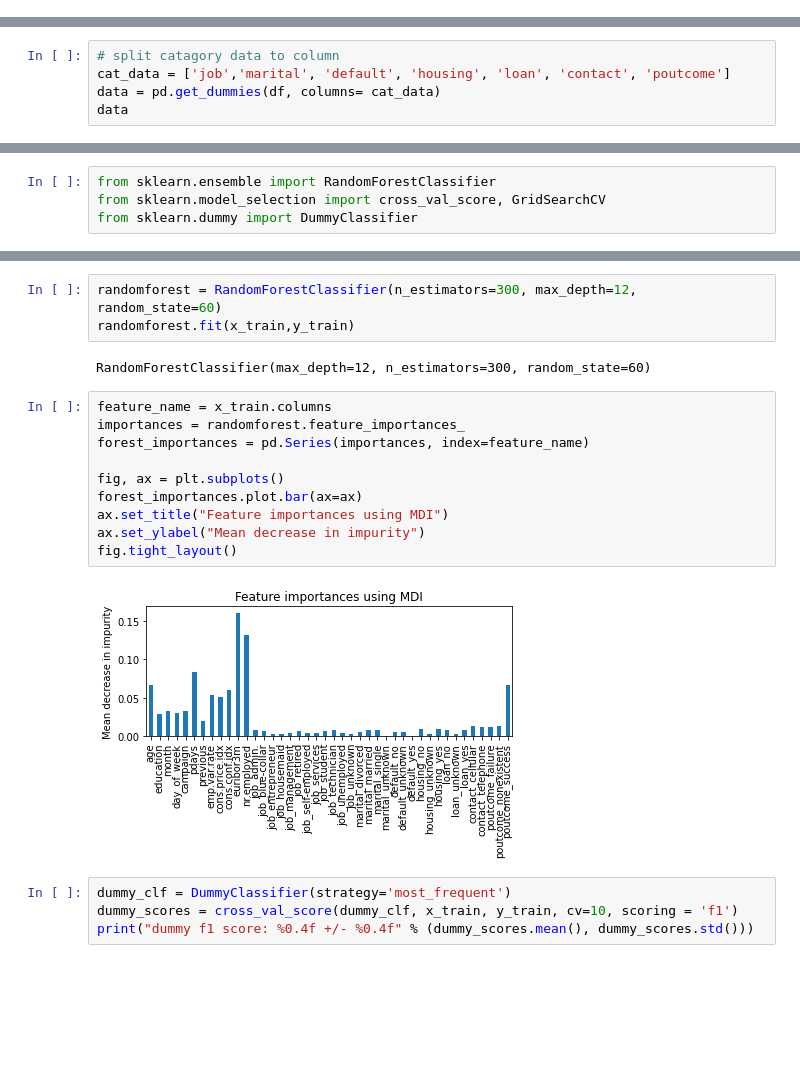
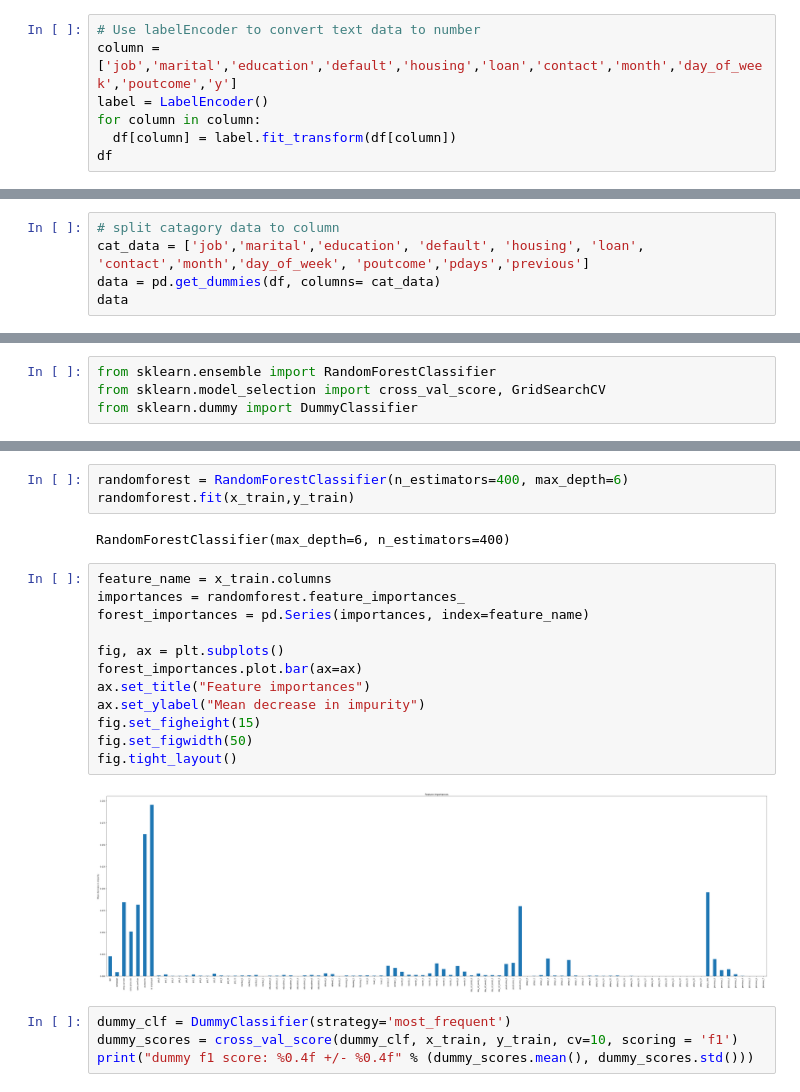
Before and after one commit to ThakdanaiSaelee/Lab_CE888, a Jupyter notebook: lab3/bank_classification.ipynb, the cells around one changed output, grey strips where cells are left out. Saved outputs shown, nothing was run; the diff lists cells and outputs as text; blank space fills up the shorter version.

```diff
--- a/lab3/bank_classification.ipynb
+++ b/lab3/bank_classification.ipynb
@@ -46,0 +68,7 @@ df
+# %%
+# Use labelEncoder to convert text data to number
+column = ['job','marital','education','default','housing','loan','contact','month','day_of_week','poutcome','y']
+label = LabelEncoder()
+for column in column:
+  df[column] = label.fit_transform(df[column])
+df
@@ -125,7 +173,7 @@ df
 41188 rows × 20 columns
 # %%
 # split catagory data to column
-cat_data = ['job','marital', 'default', 'housing', 'loan', 'contact', 'poutcome']
+cat_data = ['job','marital','education', 'default', 'housing', 'loan', 'contact','month','day_of_week', 'poutcome','pdays','previous']
 data = pd.get_dummies(df, columns= cat_data)
 data
 # %% [output]
@@ -196,20 +255,22 @@ randomforest f1 score: 0.3560 +/- 0.0187
 # %%
-randomforest = RandomForestClassifier(n_estimators=300, max_depth=12, random_state=60)
+randomforest = RandomForestClassifier(n_estimators=400, max_depth=6)
 randomforest.fit(x_train,y_train)
 # %% [output]
-RandomForestClassifier(max_depth=12, n_estimators=300, random_state=60)
+RandomForestClassifier(max_depth=6, n_estimators=400)
 # %%
 feature_name = x_train.columns
 importances = randomforest.feature_importances_
 forest_importances = pd.Series(importances, index=feature_name)
 
 fig, ax = plt.subplots()
 forest_importances.plot.bar(ax=ax)
-ax.set_title("Feature importances using MDI")
+ax.set_title("Feature importances")
 ax.set_ylabel("Mean decrease in impurity")
+fig.set_figheight(15)
+fig.set_figwidth(50)
 fig.tight_layout()
 # %% [output]
-[figure, old version]
+[figure, new version]
 # %%
 dummy_clf = DummyClassifier(strategy='most_frequent')
 dummy_scores = cross_val_score(dummy_clf, x_train, y_train, cv=10, scoring = 'f1')
```
Also changed, not shown: parts of 12 cells of this notebook.
